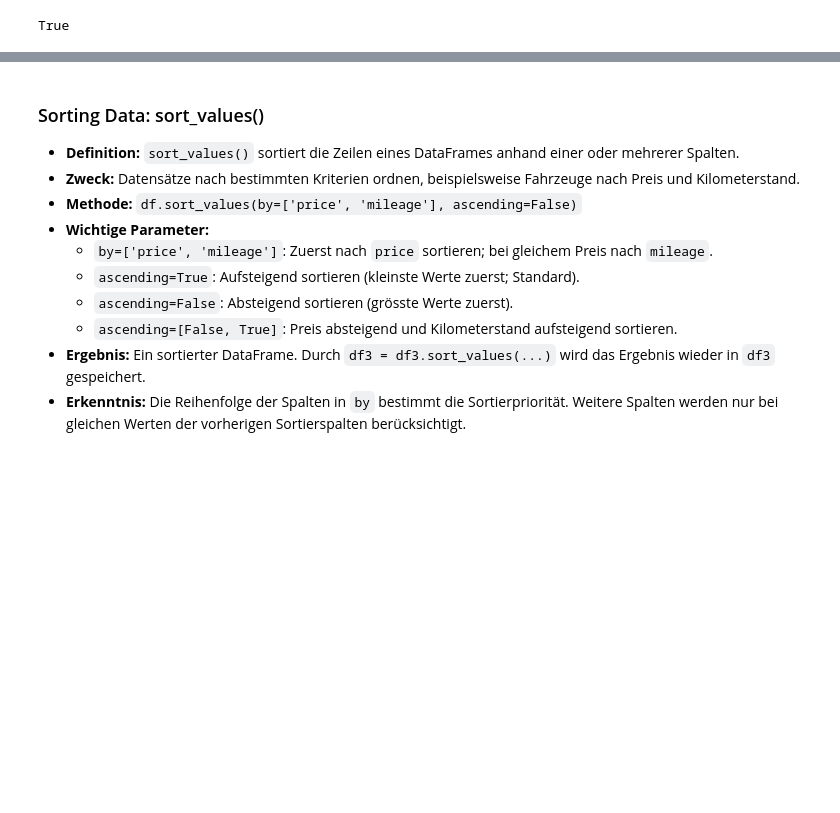
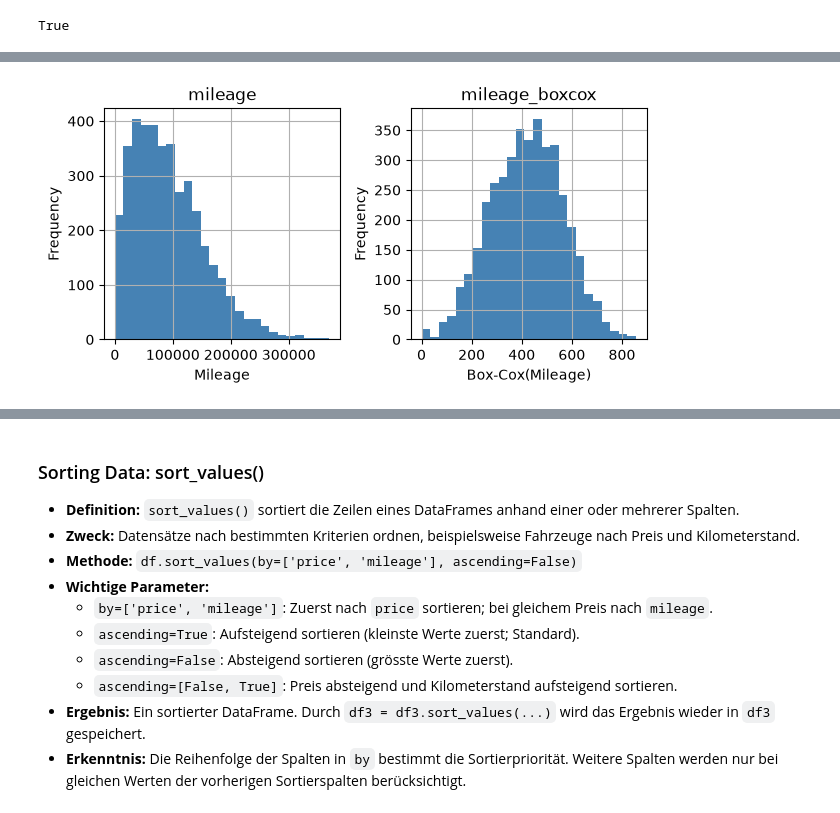
Before and after one commit to pyrat12/DS_HS2026_LNW, a Jupyter notebook: DS_HS2026_LNW_I_Examples/AP02/AP02 V4 Data Preparation/AP02 V4 DP Spick 2.ipynb, the cells around one changed output, grey strips where cells are left out. Saved outputs shown, nothing was run; the diff lists cells and outputs as text; code cells hidden in the pictures; blank space fills up the shorter version.

Commit message:
Spick: Standardisierung, Transformationen und Merge ergänzt

```diff
--- a/DS_HS2026_LNW_I_Examples/AP02/AP02 V4 Data Preparation/AP02 V4 DP Spick 2.ipynb
+++ b/DS_HS2026_LNW_I_Examples/AP02/AP02 V4 Data Preparation/AP02 V4 DP Spick 2.ipynb
@@ -1061,39 +1147,39 @@ plt.show()                                                              #Beide H
 # %%
 # Import the boxcox function from scipy
-from scipy.stats import boxcox                                          #boxcox() importieren: Box-Cox-Transformation zur Annäherung an eine Normalverteilung
+from scipy.stats import boxcox                                                  #boxcox() importieren: Box-Cox-Transformation zur Annäherung an eine Normalverteilung
 
 # Box-Cox Transformation of the variable 'mileage'
-df_autoscout['mileage_boxcox'], _ = boxcox(df_autoscout['mileage'])     #Kilometerstände transformieren und in neuer Spalte speichern
-                                                                        #boxcox(): Lambda (λ) automatisch schätzen und Werte transformieren
-                                                                        #Rückgabe: transformierte Werte und geschätztes Lambda
-                                                                        #_: Lambda ignorieren, da nur die transformierten Werte benötigt werden
-                                                                        #Voraussetzung: Alle Werte > 0; keine Nullwerte oder negativen Werte
-                                                                        #Erkenntnis: λ=0 entspricht log(x); λ=0.5 ist mit √x verwandt; λ=1 entspricht x−1
+df_dpspick_autoscout['mileage_boxcox'], _ = boxcox(df_dpspick_autoscout['mileage'])
+                                                                                #Kilometerstände transformieren und in neuer Spalte speichern
+                                                                                #boxcox(): Lambda (λ) automatisch schätzen und Werte transformieren
+                                                                                #Rückgabe: transformierte Werte und geschätztes Lambda
+                                                                                    #_: Lambda ignorieren, da nur die transformierten Werte benötigt werden
+                                                                                #Voraussetzung: Alle Werte > 0; keine Nullwerte oder negativen Werte
+                                                                                #Erkenntnis: λ=0 entspricht log(x); λ=0.5 ist mit √x verwandt; λ=1 entspricht x−1
 
 # Histogram of the variable 'mileage' and 'mileage_boxcox'
-ax = df_autoscout[['mileage', 'mileage_boxcox']].hist(bins=25,          #Originale und Box-Cox-transformierte Kilometerstände als zwei Histogramme darstellen
-                                                     figsize=(7, 3),    #figsize: Abbildungsgrösse in Zoll (Breite × Höhe)
-                                                     color='steelblue') #hist(): Histogramme erstellen; bins=25: Anzahl Intervalle
-                                                                        #color: Balkenfarbe; ax speichert die Diagrammachsen
-                                                                        #Erkenntnis: Box-Cox kann Schiefe reduzieren und Verteilungen symmetrischer machen
-                                                                        #Eine Normalverteilung wird nicht garantiert
+ax = df_dpspick_autoscout[['mileage', 'mileage_boxcox']].hist(bins=25,          #Originale und Box-Cox-transformierte Kilometerstände als zwei Histogramme darstellen
+                                                     figsize=(7, 3),            #figsize: Abbildungsgrösse in Zoll (Breite × Höhe)
+                                                     color='steelblue')         #hist(): Histogramme erstellen; bins=25: Anzahl Intervalle
+                                                                                #color: Balkenfarbe; ax speichert die Diagrammachsen
+                                                                                #Erkenntnis: Box-Cox kann Schiefe reduzieren und Verteilungen symmetrischer machen
+                                                                                #Eine Normalverteilung wird nicht garantiert
 
 # Set the y-axis range for each subplot and add labels
-for axis, label in zip(ax.flatten(), ['Mileage', 'Box-Cox(Mileage)']):  #Diagrammachsen und Beschriftungen paarweise durchlaufen
-                                                                        #flatten(): Achsenanordnung in 1D umwandeln
-                                                                        #zip(): Achsen und Beschriftungen paarweise verbinden
-    axis.set_ylim(bottom=0)                                             #set_ylim(): y-Achse bei 0 beginnen lassen; obere Grenze automatisch bestimmen
-    axis.set_xlabel(label)                                              #set_xlabel(): x-Achse mit der jeweiligen Beschriftung versehen
-    axis.set_ylabel('Frequency')                                        #set_ylabel(): y-Achse beschriften (Anzahl Fahrzeuge je Intervall)
+for axis, label in zip(ax.flatten(), ['Mileage', 'Box-Cox(Mileage)']):          #Diagrammachsen und Beschriftungen paarweise durchlaufen
+                                                                                #flatten(): Achsenanordnung in 1D umwandeln
+                                                                                #zip(): Achsen und Beschriftungen paarweise verbinden
+    axis.set_ylim(bottom=0)                                                     #set_ylim(): y-Achse bei 0 beginnen lassen; obere Grenze automatisch bestimmen
+    axis.set_xlabel(label)                                                      #set_xlabel(): x-Achse mit der jeweiligen Beschriftung versehen
+    axis.set_ylabel('Frequency')                                                #set_ylabel(): y-Achse beschriften (Anzahl Fahrzeuge je Intervall)
 
 # Display the plot
-plt.show()                                                              #Beide Histogramme anzeigen
+plt.show()                                                                      #Beide Histogramme anzeigen
 
-#ANPASSEN: df_autoscout überall durch den verwendeten DataFrame ersetzen (z. B. df_apartments)
 #ANPASSEN: mileage überall durch die zu transformierende numerische Spalte ersetzen (z. B. area)
 #ANPASSEN: mileage_boxcox überall an den gewünschten Namen der neuen Spalte anpassen
 #ANPASSEN: ['Mileage', 'Box-Cox(Mileage)'] an die jeweiligen Achsenbeschriftungen anpassen
-#OPTIONAL: bins=25, figsize=(7, 3) und color='steelblue' bei Bedarf ändern
 #BEI VORGEGEBENER Y-GRENZE: axis.set_ylim(0, 500) statt axis.set_ylim(bottom=0)
-#NICHTS ANPASSEN: boxcox(), hist(), flatten(), zip(), set_xlabel(), set_ylabel() und plt.show()
 #VORAUSSETZUNG: Numerische Spalte mit ausschliesslich positiven Werten; scipy und matplotlib.pyplot als plt verfügbar
+# %% [output]
+[figure, added]
```
Also changed, not shown: parts of 24 cells of this notebook, 1 other file.
